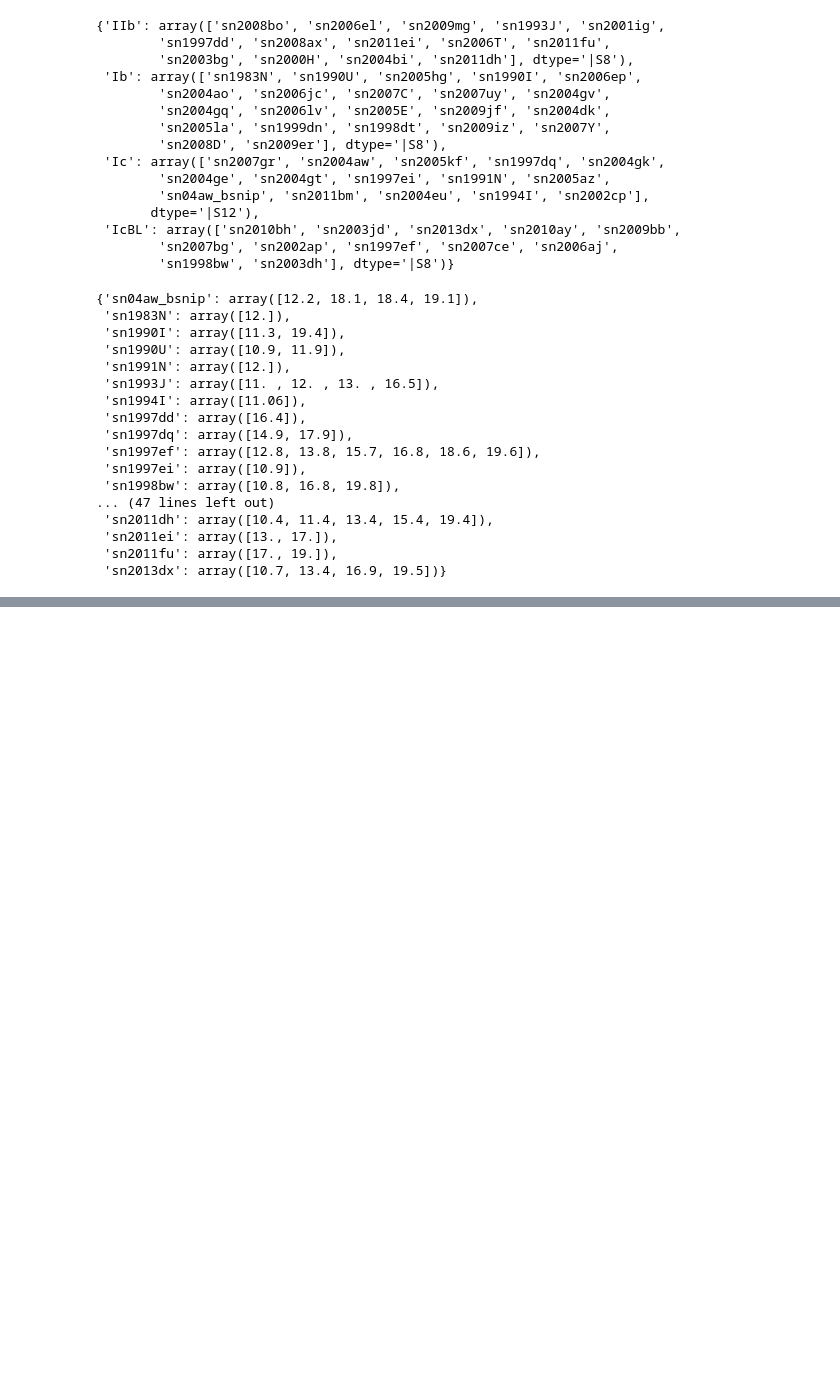
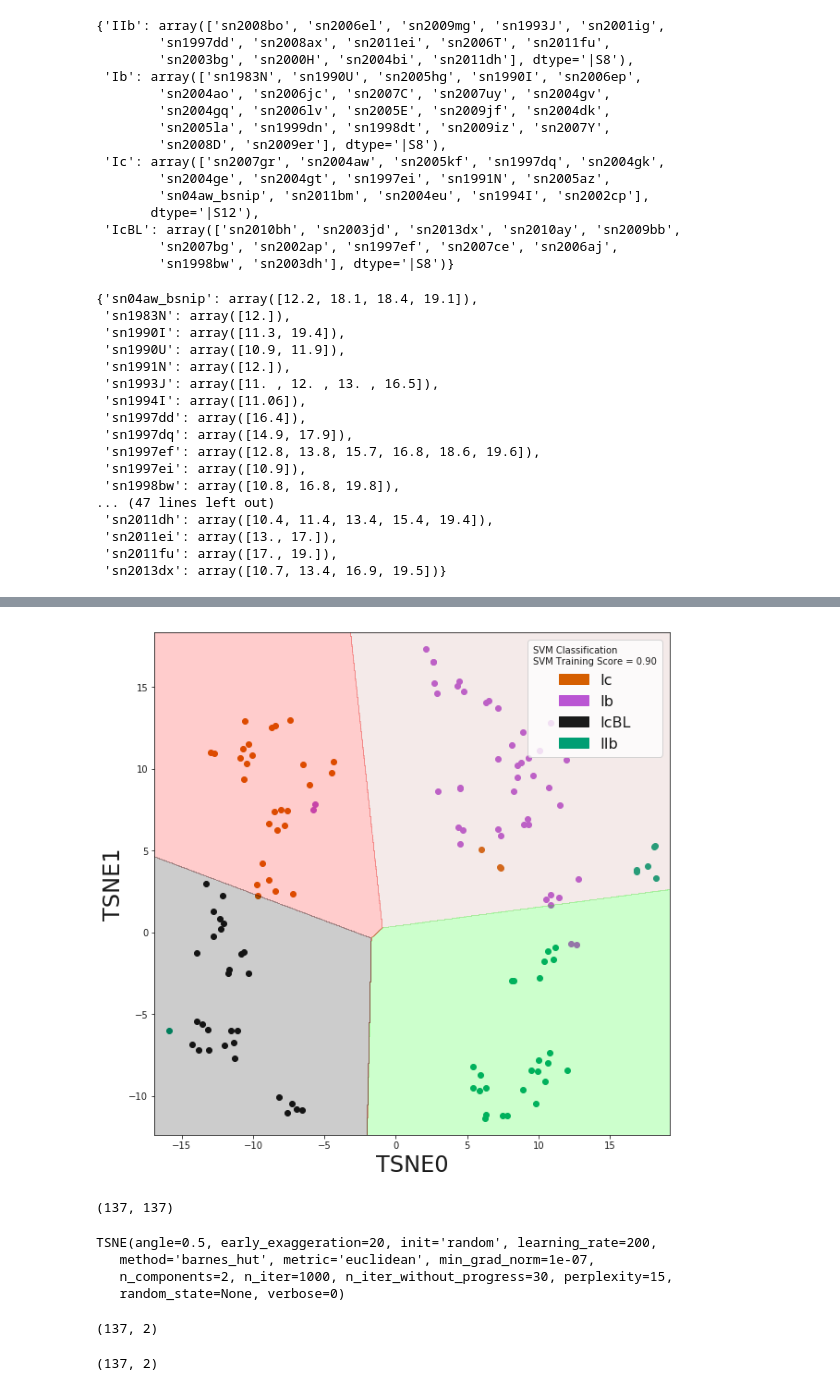
Before and after one commit to umerudel/SESNspectraPCA, a Jupyter notebook: SESNPCA.ipynb, the cells around one changed output, grey strips where cells are left out. Cells and saved outputs as stored; diff of their text form; code cells hidden in the pictures; blank space fills up the shorter version.

Commit message:
implemented gridsearch TSNE

```diff
--- a/SESNPCA.ipynb
+++ b/SESNPCA.ipynb
@@ -201,3 +189,8 @@ ply.iplot(fig, filename='interactPCA')
 # %% [output]
 A true SSLContext object is not available. This prevents urllib3 from configuring SSL appropriately and may cause certain SSL connections to fail. You can upgrade to a newer version of Python to solve ...
 [interactive output not drawn]
+# %%
+perp = [15]
+exagg = [30]
+learn = [200]
+tsne, f, highscore, scores = snidPCA.gridSearchTSNE(perp, exagg, learn)
@@ -203,0 +219,4 @@ A true SSLContext object is not available. This prevents urllib3 from configurin
+# %%
+f
+# %% [output]
+[figure, added]
@@ -203,0 +225,4 @@ A true SSLContext object is not available. This prevents urllib3 from configurin
+# %%
+snidPCA.pcaCoeffMatrix.shape
+# %% [output]
+(137, 137)
@@ -203,0 +235,16 @@ A true SSLContext object is not available. This prevents urllib3 from configurin
+# %%
+#tsnePCA = tsne.fit_transform(snidPCA.pcaCoeffMatrix)
+tsne.fit(snidPCA.pcaCoeffMatrix)
+# %% [output]
+TSNE(angle=0.5, early_exaggeration=20, init='random', learning_rate=200,
+   method='barnes_hut', metric='euclidean', min_grad_norm=1e-07,
+   n_components=2, n_iter=1000, n_iter_without_progress=30, perplexity=15,
+   random_state=None, verbose=0)
+# %%
+tsne.embedding_.shape
+# %% [output]
+(137, 2)
+# %%
+tsnePCA.shape
+# %% [output]
+(137, 2)
```
Also changed, not shown: parts of 59 cells of this notebook, 8 other files.
